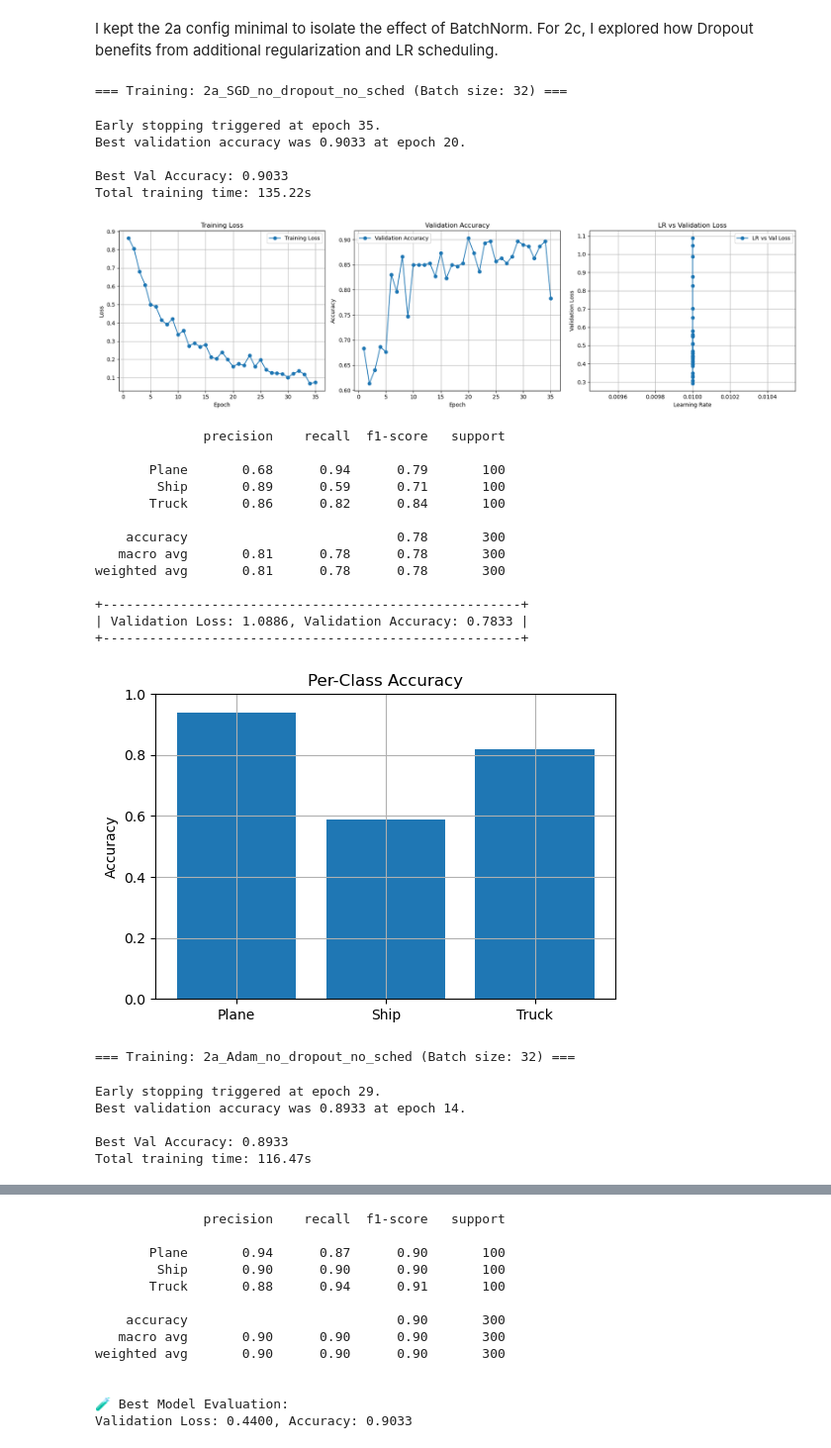
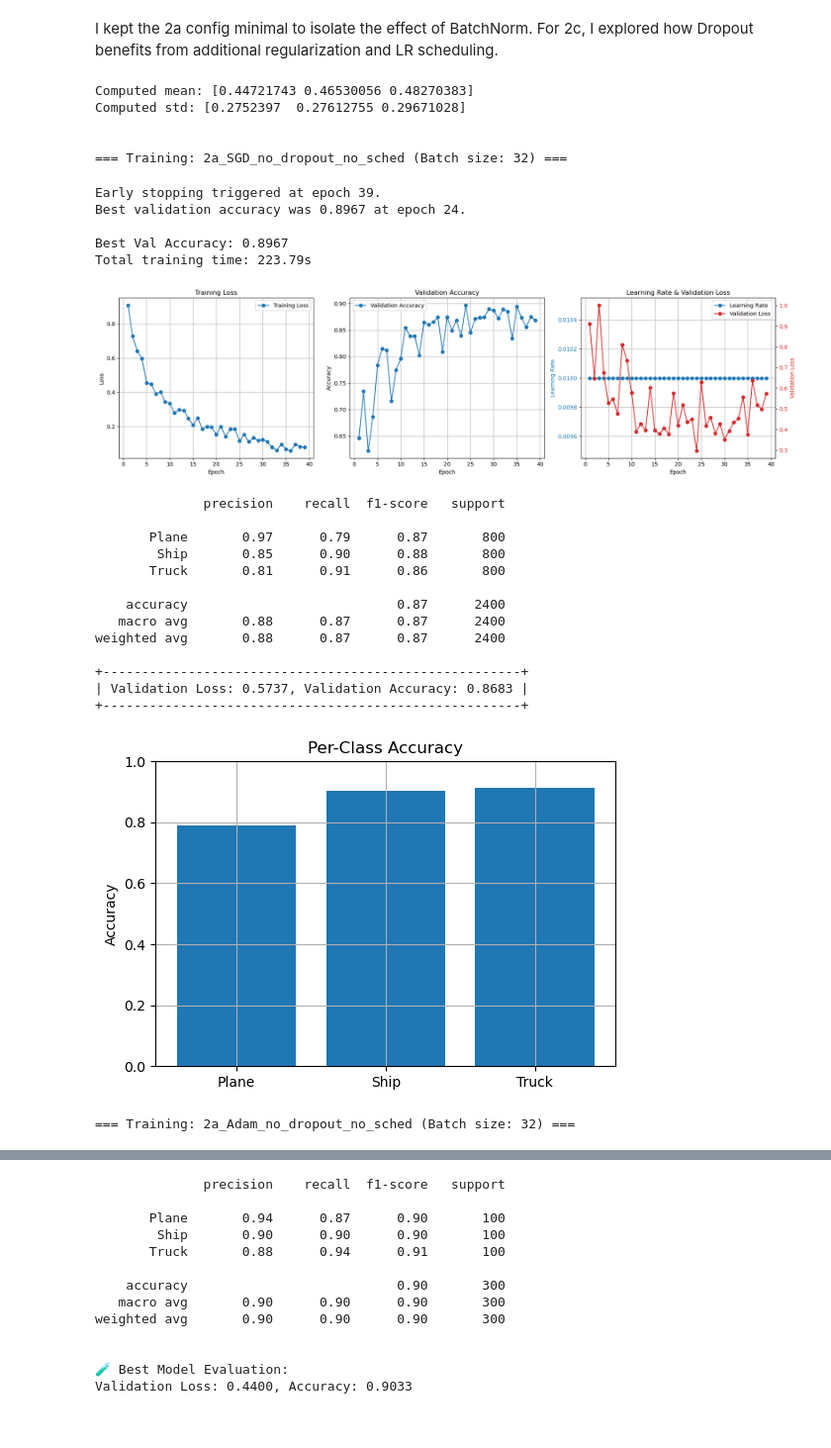
Before and after one commit to tihassfjord/FYS3033DL, a Jupyter notebook: newmain.ipynb, the cells around one changed output, grey strips where cells are left out. Shown at 99% size. Drawn from its saved outputs; the diff is of its cells as text; code cells hidden in the pictures.

```diff
--- a/newmain.ipynb
+++ b/newmain.ipynb
@@ -62,41 +71,27 @@ training_labels shape: (1500,)
 3  [[[218, 216, 216, 216, 218, 218, 216, 217, 220...       0
 4  [[[181, 178, 177, 181, 184, 184, 185, 187, 190...       1
 [figure]
-# %%
-from sklearn.model_selection import train_test_split
-
-
-
-# Split indices
-train_idx, val_idx = train_test_split(
-    np.arange(len(training_labels)),
-    test_size=0.2,
-    stratify=training_labels,
-    random_state=42
-)
-
-# Create sets
-train_images = training_images[train_idx]
-train_labels = training_labels[train_idx]
-val_images = training_images[val_idx]
-val_labels = training_labels[val_idx]
 # %% [markdown]
 I kept the 2a config minimal to isolate the effect of BatchNorm. For 2c, I explored how Dropout benefits from additional regularization and LR scheduling.
 # %%
 from torch.utils.data import DataLoader
-from src.utils import ImageDataset, set_seed, print_framed_metrics
+from src.utils import ImageDataset, set_seed, print_framed_metrics, compute_npz_mean_std
 from src.vgg11bn import VGG11BN
 from src.train import train_model
 from src.evaluation import classification_summary, plot_confusion_matrix, plot_per_class_accuracy
 import torch
 import torch.nn as nn
 import torch.optim as optim
-from torch.optim.lr_scheduler import StepLR
-from torchvision import transforms
+from torch.optim.lr_scheduler import StepLR, ReduceLROnPlateau
+from torchvision.transforms import v2 as transforms
 
 # Set seed and device
 set_seed(42)
 device = torch.device("cuda" if torch.cuda.is_available() else "cpu")
+
+# mean and std for normalization
+train_npz_path = "data/problem2/training_data.npz"
+dataset_mean, dataset_std = compute_npz_mean_std(train_npz_path)
 
 
 # Defining data augmentation transforms for training
@@ -107,20 +102,15 @@ train_transform = transforms.Compose([
     transforms.RandomResizedCrop(96, scale=(0.8, 1.0)),
     transforms.ColorJitter(brightness=0.2, contrast=0.2, saturation=0.2),
     transforms.ToTensor(),
-    transforms.Normalize(mean=[0.5]*3, std=[0.5]*3)
+    transforms.Normalize(mean=dataset_mean.tolist(), std=dataset_std.tolist())
 ])
 
 # Define validation transforms (no augmentation)
-val_transform = transforms.Compose([
-    transforms.ToPILImage(),
-    transforms.Resize((96, 96)),
-    transforms.ToTensor(),
-    transforms.Normalize(mean=[0.5]*3, std=[0.5]*3)
-])
+val_transform = transforms.Normalize(mean=dataset_mean.tolist(), std=dataset_std.tolist())
 
 
 # Prepare datasets once
-train_dataset = ImageDataset(train_images, train_labels, transform=train_transform)
+train_dataset = ImageDataset(training_images, training_labels, transform=train_transform)
 val_dataset = ImageDataset(val_images, val_labels, transform=val_transform)
 
 # can uncomment the following lines to create datasets again without augmentation
@@ -149,7 +139,7 @@ configs = [
         "name": "2c_SGD_dropout_sched",
         "dropout": True,
         "optimizer": "sgd",
-        "weight_decay": 1e-4,
+        "weight_decay": 0,
         "use_scheduler": True,
         "batch_size": 32
     },
@@ -198,8 +188,8 @@ for cfg in configs:
         optimizer = optim.Adam(model.parameters(), lr=lr, weight_decay=cfg["weight_decay"])
 
     # Setup scheduler (if any)
-    scheduler = StepLR(optimizer, step_size=15, gamma=0.5) if cfg["use_scheduler"] else None
-
+    # scheduler = StepLR(optimizer, step_size=15, gamma=0.5) if cfg["use_scheduler"] else None
+    scheduler = ReduceLROnPlateau(optimizer, mode='min', factor=0.1, patience=2) if cfg["use_scheduler"] else None
     # Train the model
     trained_model = train_model(
         model=model,
@@ -217,49 +207,48 @@ for cfg in configs:
     val_loss, val_acc, y_true, y_pred = classification_summary(
         model=trained_model,
         dataloader=dataloaders["val"],
         criterion=criterion,
         device=device,
         class_names=['Plane', 'Ship', 'Truck']
     )
 
     print_framed_metrics(val_loss, val_acc)
 
     plot_per_class_accuracy(y_true, y_pred, class_names=['Plane', 'Ship', 'Truck'],
                         save_path=f"plots/{cfg['name']}_per_class_acc.png")
 
     # Generate plots
     plot_confusion_matrix(
         trained_model,
         dataloaders['val'],
         device,
         class_names=['Plane', 'Ship', 'Truck'],
         save_path=f"plots/{cfg['name']}_bs{cfg['batch_size']}_confusion_matrix.png"
     )
 # %% [output]
+Computed mean: [0.44721743 0.46530056 0.48270383]
+Computed std: [0.2752397  0.27612755 0.29671028]
+
+
 === Training: 2a_SGD_no_dropout_no_sched (Batch size: 32) ===
-Early stopping triggered at epoch 35.
-Best validation accuracy was 0.9033 at epoch 20.
+Early stopping triggered at epoch 39.
+Best validation accuracy was 0.8967 at epoch 24.
 
-Best Val Accuracy: 0.9033
-Total training time: 135.22s
+Best Val Accuracy: 0.8967
+Total training time: 223.79s
-[figure, old version]
+[figure, new version]
               precision    recall  f1-score   support
 
-       Plane       0.68      0.94      0.79       100
-        Ship       0.89      0.59      0.71       100
-       Truck       0.86      0.82      0.84       100
+       Plane       0.97      0.79      0.87       800
+        Ship       0.85      0.90      0.88       800
+       Truck       0.81      0.91      0.86       800
 
-    accuracy                           0.78       300
-   macro avg       0.81      0.78      0.78       300
-weighted avg       0.81      0.78      0.78       300
+    accuracy                           0.87      2400
+   macro avg       0.88      0.87      0.87      2400
+weighted avg       0.88      0.87      0.87      2400
 
 +------------------------------------------------------+
-| Validation Loss: 1.0886, Validation Accuracy: 0.7833 |
+| Validation Loss: 0.5737, Validation Accuracy: 0.8683 |
 +------------------------------------------------------+
-[figure, old version]
+[figure, new version]
 === Training: 2a_Adam_no_dropout_no_sched (Batch size: 32) ===
-Early stopping triggered at epoch 29.
-Best validation accuracy was 0.8933 at epoch 14.
-
-Best Val Accuracy: 0.8933
-Total training time: 116.47s
```
Also changed, not shown: parts of 21 cells of this notebook, 23 other files.
